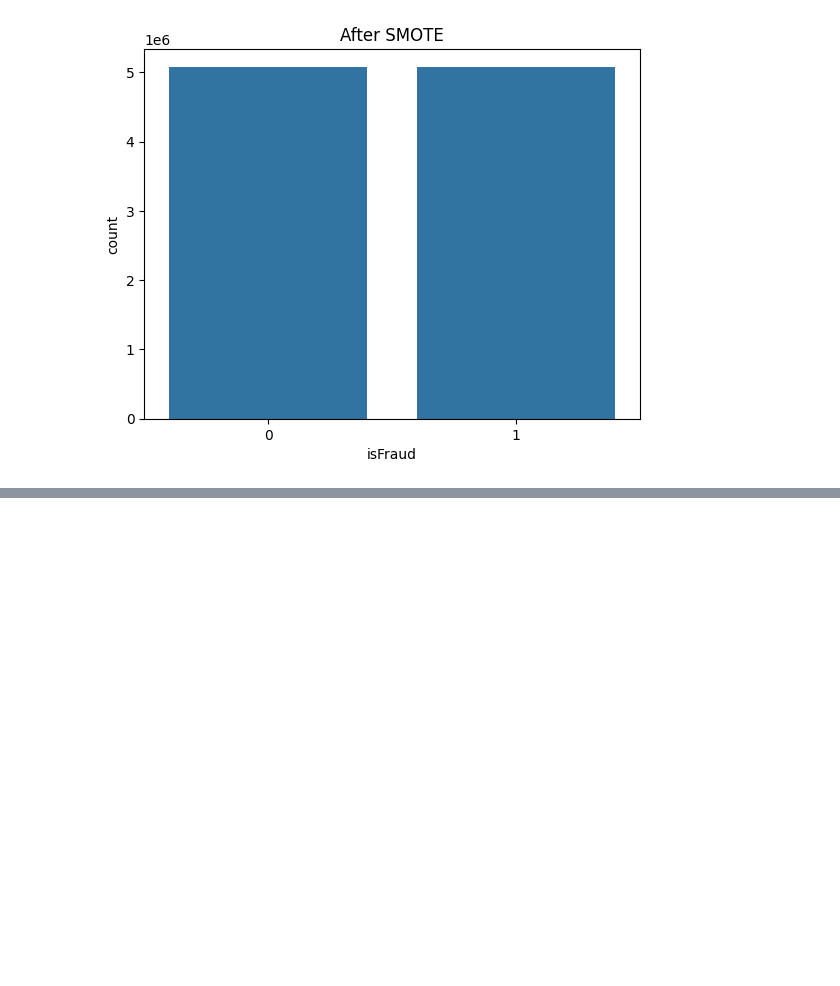
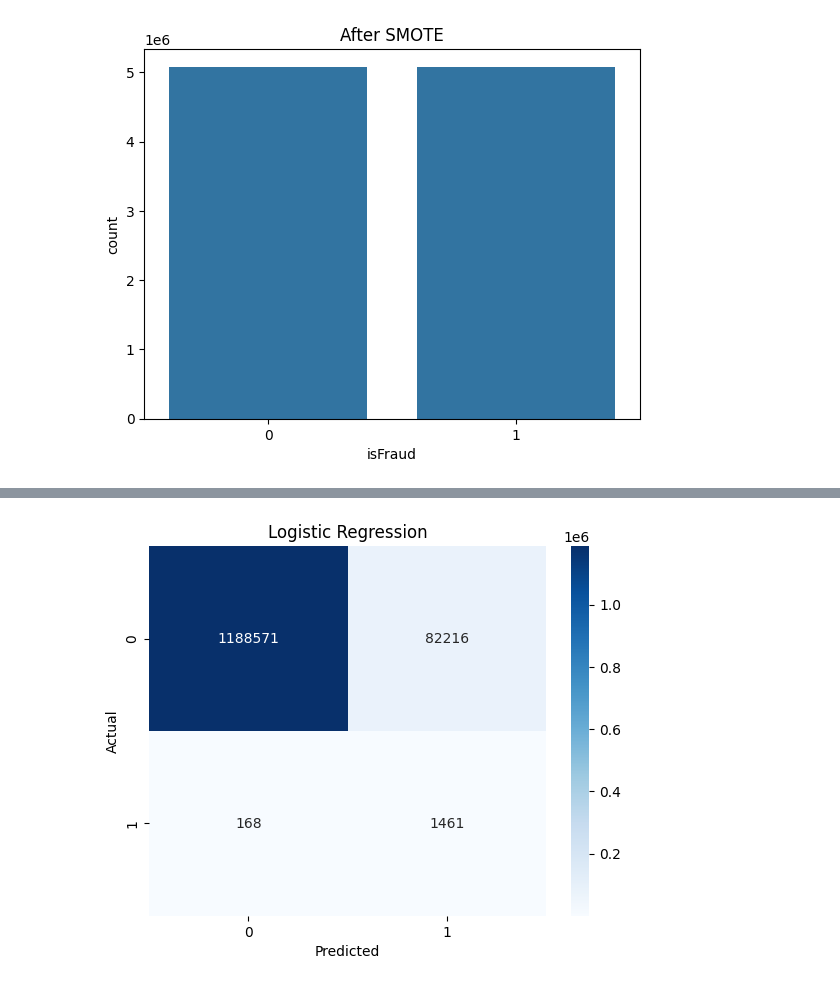
Before and after one commit to ranjanvrma/fraud-detection, a Jupyter notebook: notebook/fraud-detection.ipynb, the cells around one changed output, grey strips where cells are left out. Cells and saved outputs as stored; diff of their text form; code cells hidden in the pictures; blank space fills up the shorter version.

Commit message:
Completed preprocessing and implemented Logistic Regression model

```diff
--- a/notebook/fraud-detection.ipynb
+++ b/notebook/fraud-detection.ipynb
@@ -121,0 +135,3 @@ Text(0.5, 1.0, 'After SMOTE')
+# %%
+lr = LogisticRegression()
+lr.fit(X_train_res, y_train_res)
@@ -121,0 +147,2 @@ Text(0.5, 1.0, 'After SMOTE')
+# %%
+pred_lr = lr.predict(X_test)
@@ -121,0 +165,10 @@ Text(0.5, 1.0, 'After SMOTE')
+# %%
+cm = confusion_matrix(y_test, pred_lr)
+
+sns.heatmap(cm, annot=True, fmt='d', cmap='Blues')
+plt.title("Logistic Regression")
+plt.xlabel("Predicted")
+plt.ylabel("Actual")
+plt.show()
+# %% [output]
+[figure, added]
```
Also changed, not shown: parts of 7 cells of this notebook.
